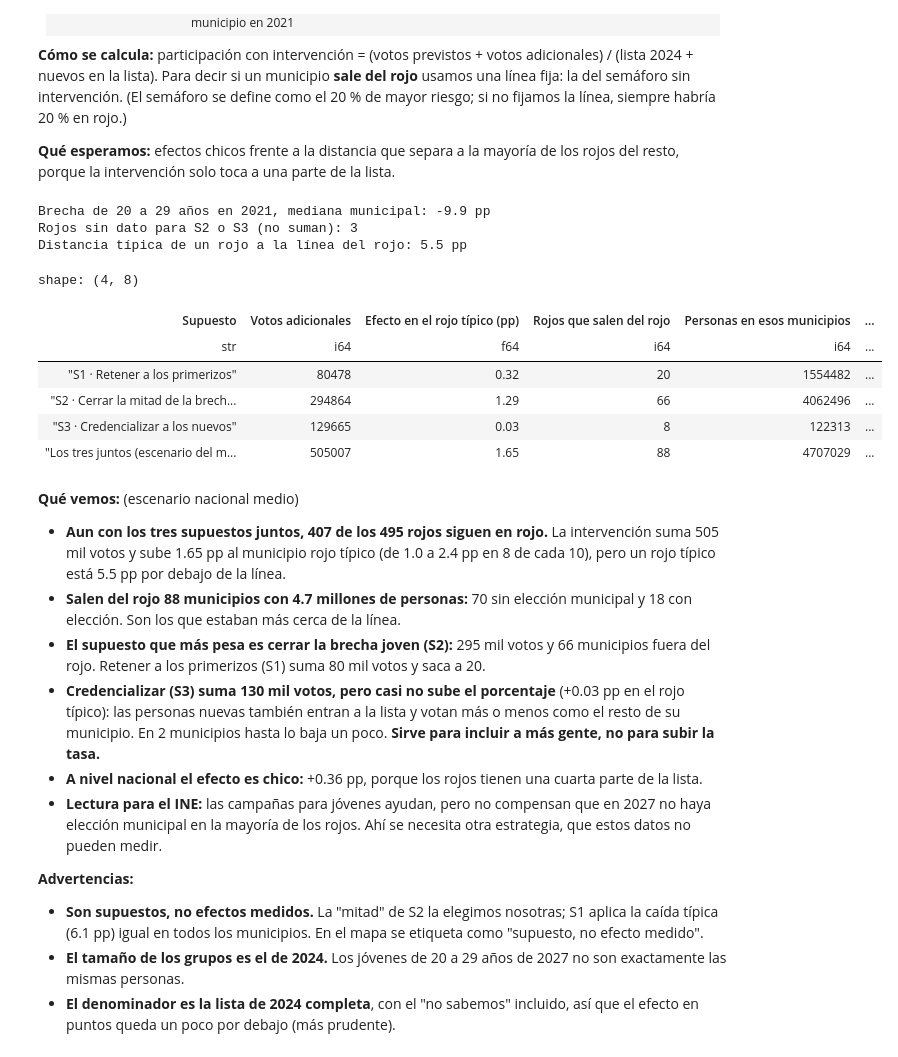
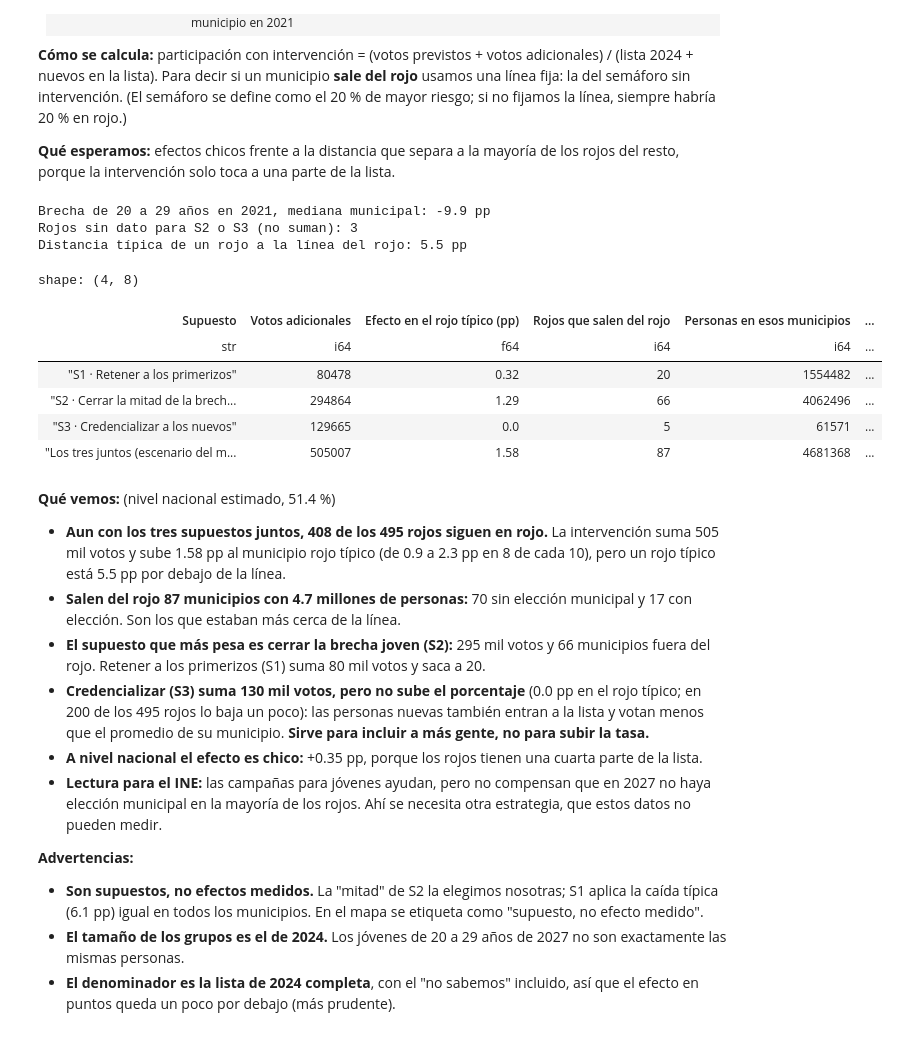
Before and after one commit to JorgeTato99/ine-hackathon-2026, a Jupyter notebook: notebooks/05_semaforo_y_mapa.ipynb, the cells around one changed output. Saved outputs shown, nothing was run; the diff lists cells and outputs as text; code cells hidden in the pictures.

```diff
--- a/notebooks/05_semaforo_y_mapa.ipynb
+++ b/notebooks/05_semaforo_y_mapa.ipynb
@@ -70,7 +72,7 @@ riesgo = pl.read_parquet(P / 'riesgo_2027.parquet')
 validacion = pl.read_parquet(P / 'validacion_modelo.parquet')
 indicadores = pl.read_parquet(P / 'indicadores_mapa.parquet')
 panel = pl.read_parquet(P / 'panel_municipal.parquet')
-ESCENARIOS = {'bajo': 44.06, 'medio': 47.07, 'alto': 51.84}   # los mismos del notebook 04: intermedias de 2009, 2015 y 2021
+variables = pl.read_parquet(P / 'variables_transiciones.parquet')
 rng = np.random.default_rng(2027)
 print(f'Municipios con riesgo 2027: {riesgo.height:,} · sin predicción: {riesgo["desviacion_prevista"].null_count()}')
 # %% [output]
@@ -77,0 +88,32 @@ Municipios con riesgo 2027: 2,477 · sin predicción: 0
+# %%
+NAC = {2009: 44.06, 2015: 47.07, 2021: 51.84}   # participación nacional de las intermedias según los CCPC (notebook 01)
+calendario = (panel.filter(pl.col('AELEC').is_in(list(NAC))).group_by('AELEC').agg(
+                  pct_lista_ayuntamiento=(pl.col('LN') * pl.col('ayuntamiento_mismo_dia').cast(pl.Float64)).sum() / pl.col('LN').sum() * 100)
+              .sort('AELEC').with_columns(participacion_nacional=pl.col('AELEC').replace_strict(NAC, return_dtype=pl.Float64)))
+f27 = variables.filter(pl.col('eleccion_objetivo') == 2027)
+PCT_AYTO_2027 = (f27['lista_presidencial'] * f27['ayuntamiento_mismo_dia_intermedia']).sum() / f27['lista_presidencial'].sum() * 100
+x, y = calendario['pct_lista_ayuntamiento'].to_numpy(), calendario['participacion_nacional'].to_numpy()
+filas = []
+for i, anio in enumerate(calendario['AELEC'].to_list()):
+    otras = np.arange(len(x)) != i
+    b1, b0 = np.polyfit(x[otras], y[otras], 1)
+    filas.append({'Intermedia': anio, '% de la lista con ayuntamiento ese día': round(x[i], 1), 'Participación real (%)': y[i],
+                  'Predicha con las otras dos (%)': round(b0 + b1 * x[i], 1), 'Error (pp)': round(b0 + b1 * x[i] - y[i], 1)})
+prueba_nacional = pl.DataFrame(filas)
+PENDIENTE, ORDENADA = np.polyfit(x, y, 1)
+NIVEL_2027 = round(float(ORDENADA + PENDIENTE * PCT_AYTO_2027), 2)
+ERROR_NACIONAL = float(np.sqrt(np.mean(prueba_nacional['Error (pp)'].to_numpy() ** 2)))   # raíz del error cuadrático medio de la prueba
+ESCENARIOS = {'estimado': NIVEL_2027}
+SENSIBILIDAD = {'como 2009': 44.06, 'como 2015': 47.07, 'como 2021': 51.84}
+print(f'Recta: participación nacional = {ORDENADA:.2f} + {PENDIENTE:.3f} × % de la lista con ayuntamiento')
+print(f'2027: {PCT_AYTO_2027:.1f} % de la lista elige ayuntamiento ese día → nivel nacional estimado {NIVEL_2027:.1f} %')
+print(f'Error de la prueba (raíz del error cuadrático medio): {ERROR_NACIONAL:.1f} pp')
+
+def participacion_municipal(nivel):
+    # Mismo cálculo que el notebook 04: nivel + desviación prevista + un ajuste común para que el promedio ponderado por la lista sea el nivel
+    pesos = riesgo['lista_2024'].fill_null(0).to_numpy().astype(float)
+    bruta = nivel + riesgo['desviacion_prevista'].to_numpy()
+    return np.clip(bruta + nivel - np.average(bruta, weights=pesos), 0, 100)
+assert np.allclose(participacion_municipal(47.07), riesgo['participacion_prevista_medio'].to_numpy()), 'no reproduce el cálculo del notebook 04'
+riesgo = riesgo.with_columns(participacion_prevista_estimado=pl.Series(participacion_municipal(NIVEL_2027)))
+prueba_nacional
@@ -454,49 +512,49 @@ def lineas_semaforo(d, col):
     assert rojo_max < resto_min and amar_max < verde_min, 'los colores se enciman'
     return (rojo_max + resto_min) / 2, (amar_max + verde_min) / 2
 
-# Escenario nacional medio, para leer el efecto
+# Nivel nacional estimado (D27), para leer el efecto
 base = (semaforo.select('cvegeo', 'semaforo', 'lista_2024').join(riesgo.select('cvegeo', 'estado', 'ayuntamiento_mismo_dia_2027',
-        part=pl.col('participacion_prevista_medio') / 100), on='cvegeo').join(supuestos, on='cvegeo', how='left'))
+        part=pl.col('participacion_prevista_estimado') / 100), on='cvegeo').join(supuestos, on='cvegeo', how='left'))
 LINEA_ROJO, _ = lineas_semaforo(base, 'part')
 rojo = pl.col('semaforo') == 'rojo'
 def cero(c): return pl.when(rojo).then(pl.col(c).fill_null(0)).otherwise(0)
 VOTOS = {'S1 · Retener a los primerizos': cero('interv_votos_retener_primerizos'),
          'S2 · Cerrar la mitad de la brecha joven': cero('interv_votos_brecha_joven'),
          'S3 · Credencializar a los nuevos': cero('interv_votos_credencializar')}
 filas = []
 for nombre, votos in [*VOTOS.items(), ('Los tres juntos (escenario del mapa)', sum(VOTOS.values()))]:
     nuevos = cero('interv_nuevos_en_lista') if nombre.startswith(('S3', 'Los tres')) else pl.lit(0)
     d = base.with_columns(votos=votos, nuevos=nuevos).with_columns(con=participacion_con(pl.col('part'), pl.col('lista_2024'), pl.col('votos'), pl.col('nuevos')))
     rr = d.filter(rojo).with_columns(efecto=(pl.col('con') - pl.col('part')) * 100)
     salen = rr.filter(pl.col('con') > LINEA_ROJO)
     filas.append({'Supuesto': nombre, 'Votos adicionales': int(d['votos'].sum()), 'Efecto en el rojo típico (pp)': round(rr['efecto'].median(), 2),
                   'Rojos que salen del rojo': salen.height, 'Personas en esos municipios': int(salen['lista_2024'].sum()),
                   'Salen, con elección municipal': salen.filter(pl.col('ayuntamiento_mismo_dia_2027')).height,
                   'Salen, sin elección municipal': salen.filter(~pl.col('ayuntamiento_mismo_dia_2027')).height,
                   'Participación nacional (pp)': round(((d['part'] * d['lista_2024']).sum() + d['votos'].sum()) / (d['lista_2024'].sum() + d['nuevos'].sum()) * 100
-                                                       - ESCENARIOS['medio'], 2)})
+                                                       - NIVEL_2027, 2)})
 print(f'Rojos sin dato para S2 o S3 (no suman): {base.filter(rojo, pl.col("brecha_jovenes_2021").is_null()).height}')
 print(f'Distancia típica de un rojo a la línea del rojo: {(LINEA_ROJO - base.filter(rojo)["part"]).median() * 100:.1f} pp')
 pl.DataFrame(filas)
 # %% [output]
 Brecha de 20 a 29 años en 2021, mediana municipal: -9.9 pp
 Rojos sin dato para S2 o S3 (no suman): 3
 Distancia típica de un rojo a la línea del rojo: 5.5 pp
 shape: (4, 8)
 | Supuesto | Votos adicionales | Efecto en el rojo típico (pp) | Rojos que salen del rojo | Personas en esos municipios | ... |
 | str | i64 | f64 | i64 | i64 | ... |
 | "S1 · Retener a los primerizos" | 80478 | 0.32 | 20 | 1554482 | ... |
 | "S2 · Cerrar la mitad de la brech... | 294864 | 1.29 | 66 | 4062496 | ... |
-| "S3 · Credencializar a los nuevos" | 129665 | 0.03 | 8 | 122313 | ... |
-| "Los tres juntos (escenario del m... | 505007 | 1.65 | 88 | 4707029 | ... |
+| "S3 · Credencializar a los nuevos" | 129665 | 0.0 | 5 | 61571 | ... |
+| "Los tres juntos (escenario del m... | 505007 | 1.58 | 87 | 4681368 | ... |
 # %% [markdown]
-**Qué vemos:** (escenario nacional medio)
+**Qué vemos:** (nivel nacional estimado, 51.4 %)
 
-- **Aun con los tres supuestos juntos, 407 de los 495 rojos siguen en rojo.** La intervención suma 505 mil votos y sube 1.65 pp al municipio rojo típico (de 1.0 a 2.4 pp en 8 de cada 10), pero un rojo típico está 5.5 pp por debajo de la línea.
-- **Salen del rojo 88 municipios con 4.7 millones de personas:** 70 sin elección municipal y 18 con elección. Son los que estaban más cerca de la línea.
+- **Aun con los tres supuestos juntos, 408 de los 495 rojos siguen en rojo.** La intervención suma 505 mil votos y sube 1.58 pp al municipio rojo típico (de 0.9 a 2.3 pp en 8 de cada 10), pero un rojo típico está 5.5 pp por debajo de la línea.
+- **Salen del rojo 87 municipios con 4.7 millones de personas:** 70 sin elección municipal y 17 con elección. Son los que estaban más cerca de la línea.
 - **El supuesto que más pesa es cerrar la brecha joven (S2):** 295 mil votos y 66 municipios fuera del rojo. Retener a los primerizos (S1) suma 80 mil votos y saca a 20.
-- **Credencializar (S3) suma 130 mil votos, pero casi no sube el porcentaje** (+0.03 pp en el rojo típico): las personas nuevas también entran a la lista y votan más o menos como el resto de su municipio. En 2 municipios hasta lo baja un poco. **Sirve para incluir a más gente, no para subir la tasa.**
-- **A nivel nacional el efecto es chico:** +0.36 pp, porque los rojos tienen una cuarta parte de la lista.
+- **Credencializar (S3) suma 130 mil votos, pero no sube el porcentaje** (0.0 pp en el rojo típico; en 200 de los 495 rojos lo baja un poco): las personas nuevas también entran a la lista y votan menos que el promedio de su municipio. **Sirve para incluir a más gente, no para subir la tasa.**
+- **A nivel nacional el efecto es chico:** +0.35 pp, porque los rojos tienen una cuarta parte de la lista.
 - **Lectura para el INE:** las campañas para jóvenes ayudan, pero no compensan que en 2027 no haya elección municipal en la mayoría de los rojos. Ahí se necesita otra estrategia, que estos datos no pueden medir.
 
 **Advertencias:**
```
Also changed, not shown: parts of 10 cells of this notebook, 20 other files.
